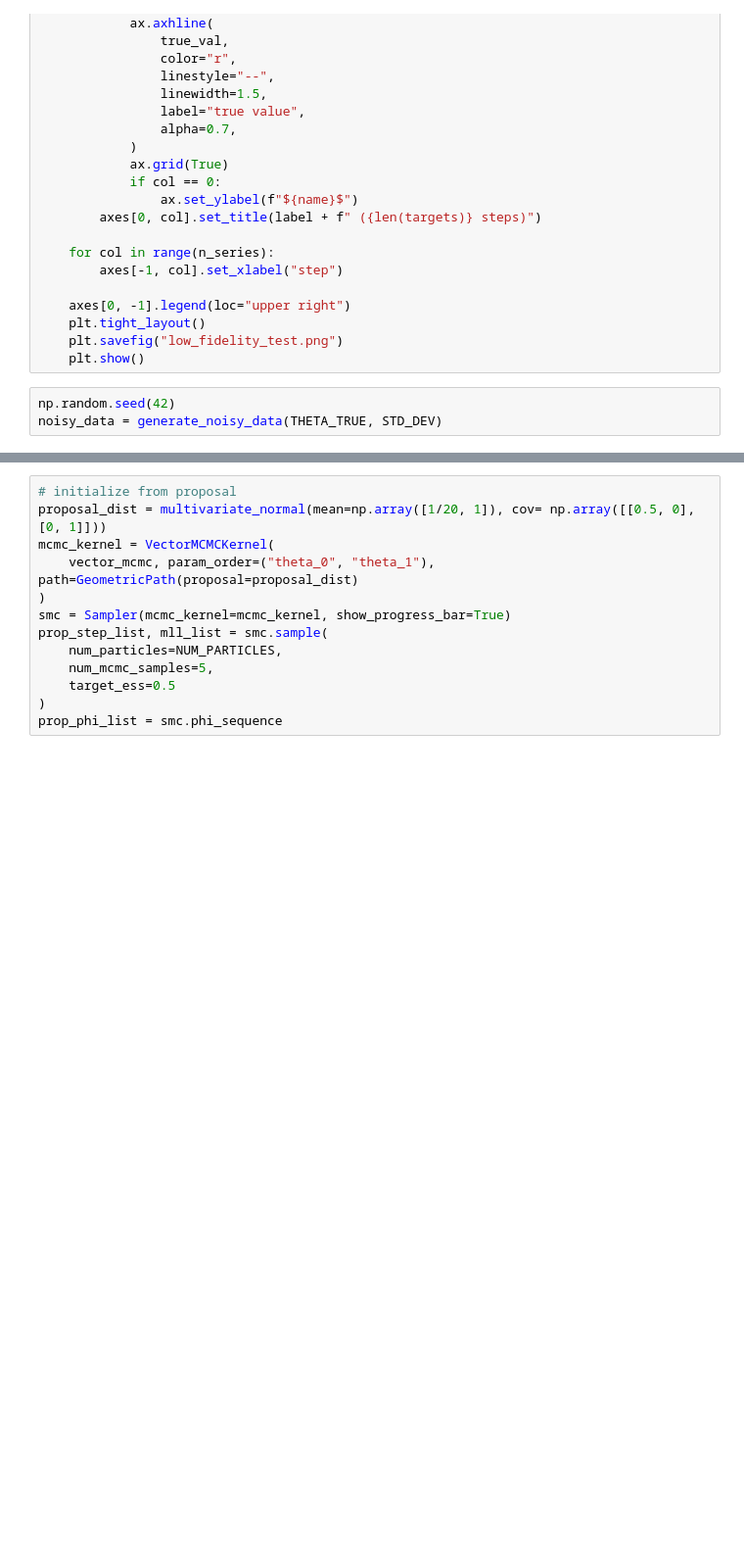
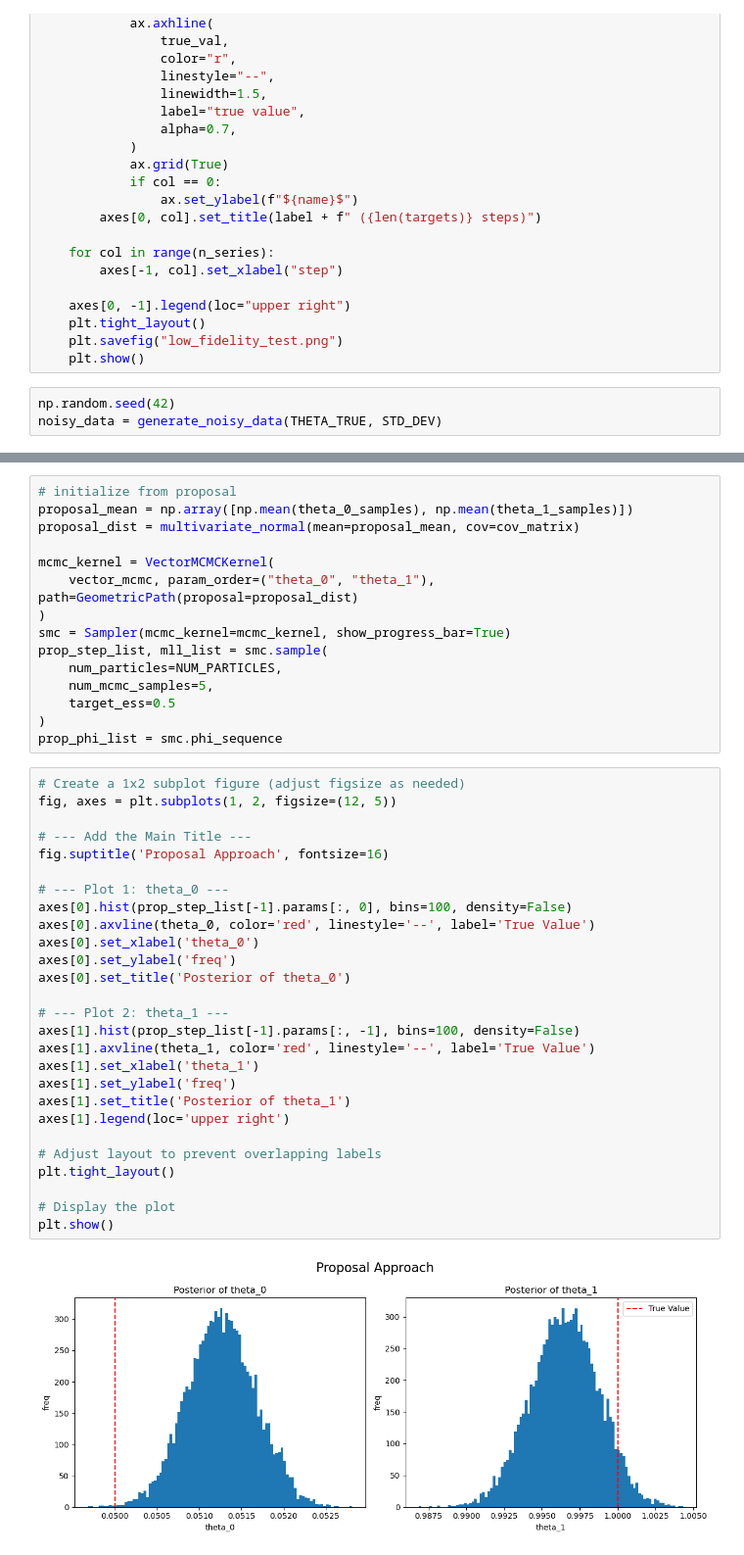
Before and after one commit to nasa/SMCPy, a Jupyter notebook: examples/mfmc/run_low_fidelity.ipynb, the cells around one changed output, grey strips where cells are left out. Shown at 98% size. Drawn from its saved outputs; the diff is of its cells as text; blank space fills up the shorter version.

```diff
--- a/examples/mfmc/run_low_fidelity.ipynb
+++ b/examples/mfmc/run_low_fidelity.ipynb
@@ -93,6 +202,8 @@ reg_phi_list = smc.phi_sequence
 # %%
 # initialize from proposal
-proposal_dist = multivariate_normal(mean=np.array([1/20, 1]), cov= np.array([[0.5, 0], [0, 1]]))
+proposal_mean = np.array([np.mean(theta_0_samples), np.mean(theta_1_samples)])
+proposal_dist = multivariate_normal(mean=proposal_mean, cov=cov_matrix)
+
 mcmc_kernel = VectorMCMCKernel(
     vector_mcmc, param_order=("theta_0", "theta_1"), path=GeometricPath(proposal=proposal_dist)
 )
@@ -103,3 +214,32 @@ prop_step_list, mll_list = smc.sample(
     target_ess=0.5
 )
 prop_phi_list = smc.phi_sequence
+# %%
+# Create a 1x2 subplot figure (adjust figsize as needed)
+fig, axes = plt.subplots(1, 2, figsize=(12, 5))
+
+# --- Add the Main Title ---
+fig.suptitle('Proposal Approach', fontsize=16)
+
+# --- Plot 1: theta_0 ---
+axes[0].hist(prop_step_list[-1].params[:, 0], bins=100, density=False)
+axes[0].axvline(theta_0, color='red', linestyle='--', label='True Value')
+axes[0].set_xlabel('theta_0')
+axes[0].set_ylabel('freq')
+axes[0].set_title('Posterior of theta_0')
+
+# --- Plot 2: theta_1 ---
+axes[1].hist(prop_step_list[-1].params[:, -1], bins=100, density=False)
+axes[1].axvline(theta_1, color='red', linestyle='--', label='True Value')
+axes[1].set_xlabel('theta_1')
+axes[1].set_ylabel('freq')
+axes[1].set_title('Posterior of theta_1')
+axes[1].legend(loc='upper right')
+
+# Adjust layout to prevent overlapping labels
+plt.tight_layout()
+
+# Display the plot
+plt.show()
+# %% [output]
+[figure, added]
```
Also changed, not shown: parts of 9 cells of this notebook, 3 other files.
